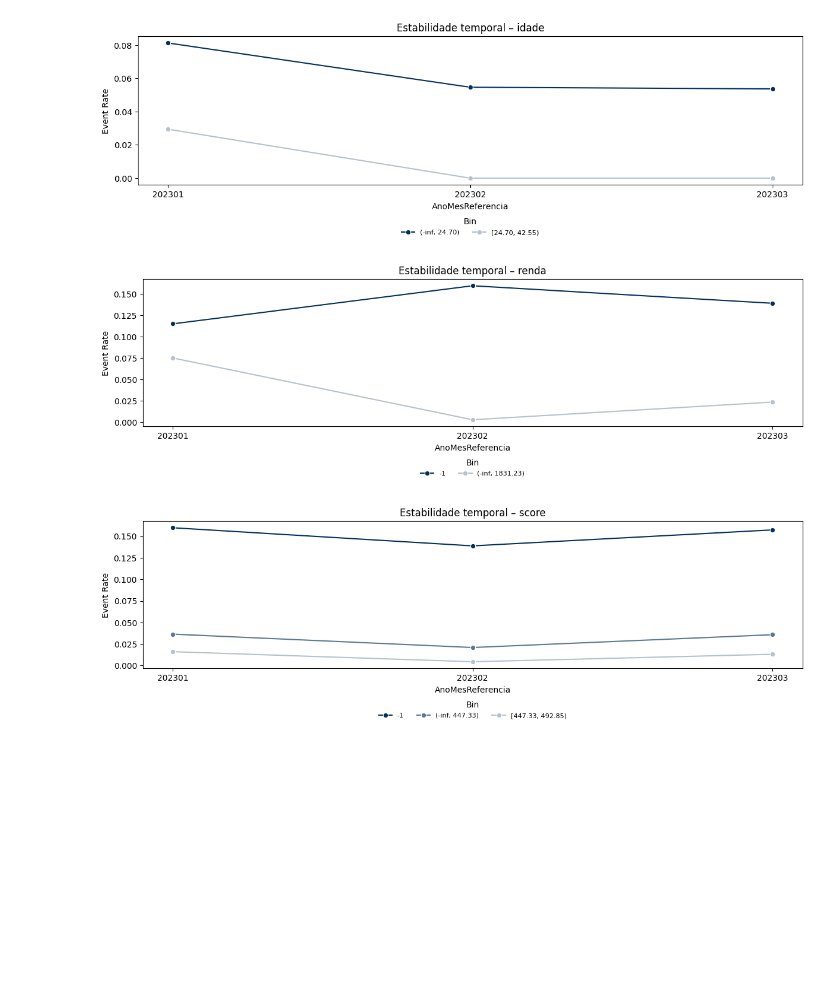
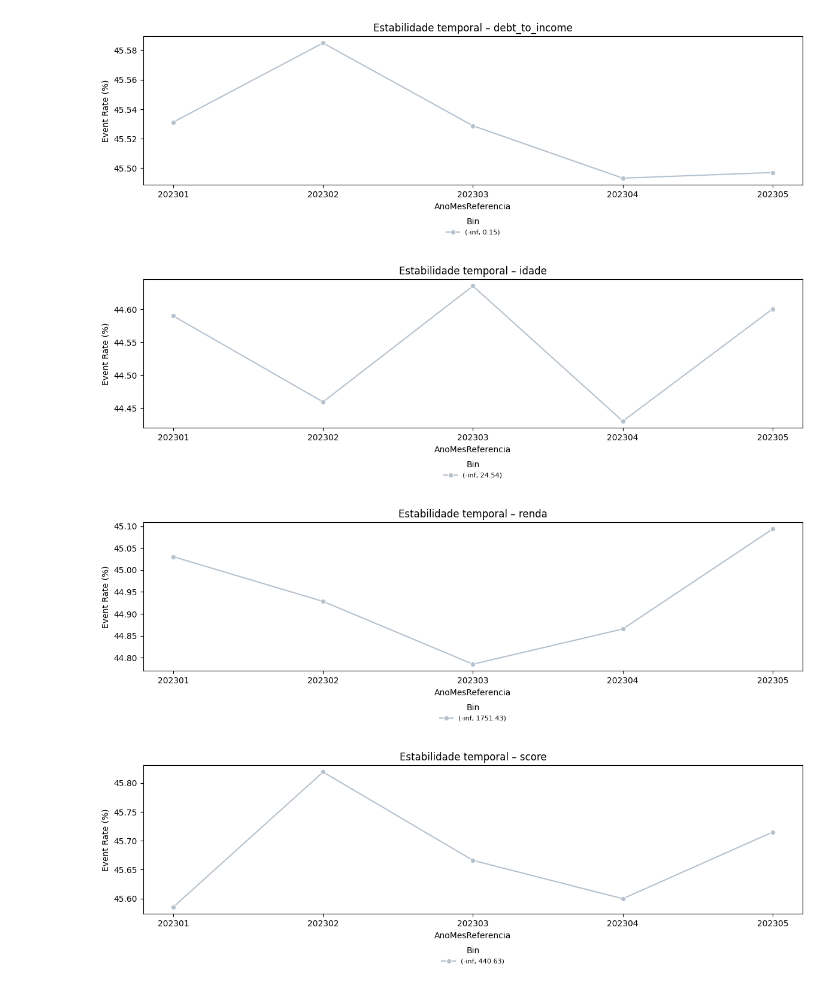
Before and after one commit to joaaomaia/NASABinning, a Jupyter notebook: notebooks/04_test_fit_with_optuna.ipynb, the cells around one changed output. Saved outputs shown, nothing was run; the diff lists cells and outputs as text; code cells hidden in the pictures; blank space fills up the shorter version.

```diff
--- a/notebooks/04_test_fit_with_optuna.ipynb
+++ b/notebooks/04_test_fit_with_optuna.ipynb
@@ -44,16 +156,17 @@ df.head()
 binner = NASABinner(
     strategy="supervised",
     max_bins=5,
-    min_event_rate_diff=0.03,
+    min_event_rate_diff=0.01,
     monotonic=None,
     use_optuna=False,
     check_stability=True
 )
 
-X = df[["idade", "renda", "score"]]
+# ainda nao consegue lidar com feature categorica
+X = df[["idade", "renda", "score", "debt_to_income"]]
 y = df["default_90d"]
 binner.fit(X, y, time_col="AnoMesReferencia")
 
 print("IV:", round(binner.iv_, 4))
-display(binner._bin_summary_.head())
+display(binner._bin_summary_.head(100))
 # %% [output]
@@ -67,20 +191,21 @@ IV: 0.461
 # %%
 # calcular pivot (já inclui a coluna AnoMesReferencia em X)
 pivot = binner.stability_over_time(
-    X=df[["idade", "renda", "score", "AnoMesReferencia"]],
+    X=df[["idade", "renda", "score","debt_to_income","AnoMesReferencia"]],
     y=df["default_90d"],
     time_col="AnoMesReferencia",
 )
 
 binner.plot_event_rate_stability(
     pivot,
     title_prefix="Estabilidade temporal",
     time_col_label="AnoMesReferencia"
 )
 # %% [output]
-[figure, old version]
+[figure, new version]
-[figure, old version]
+[figure, new version]
-[figure, old version]
+[figure, new version]
+[figure, added]
 # %%
 # testar NASABinner COM Optuna
 binner_opt = NASABinner(
```
Also changed, not shown: parts of 3 cells of this notebook, 1 other file.
